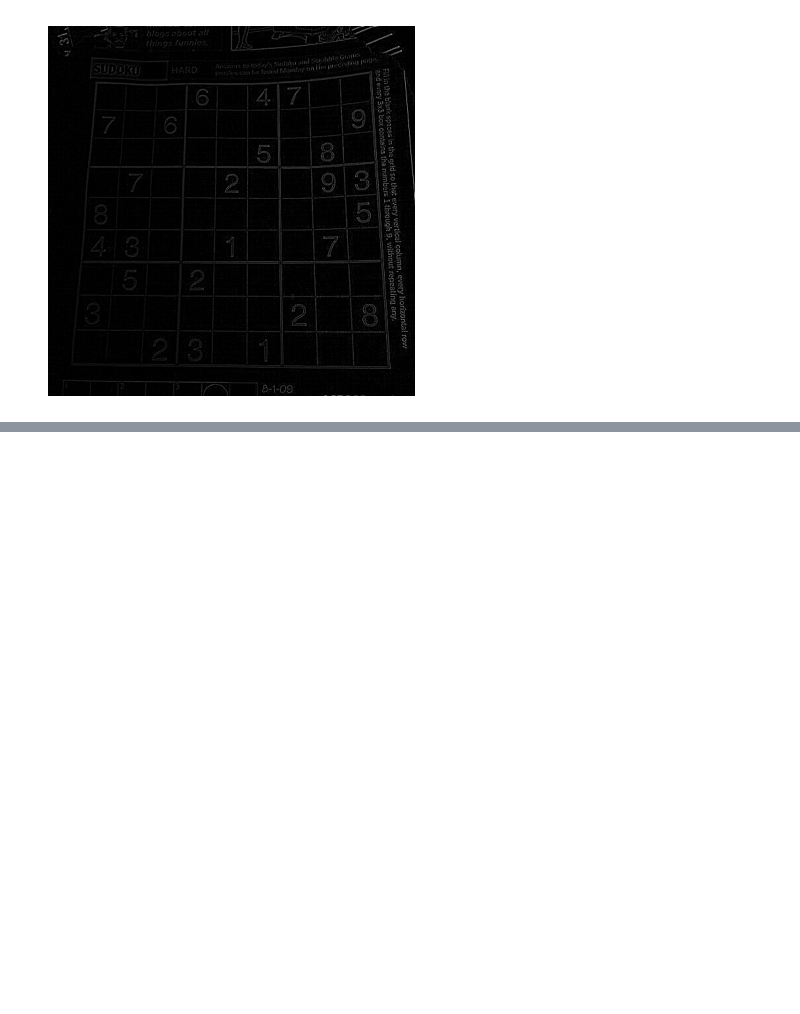
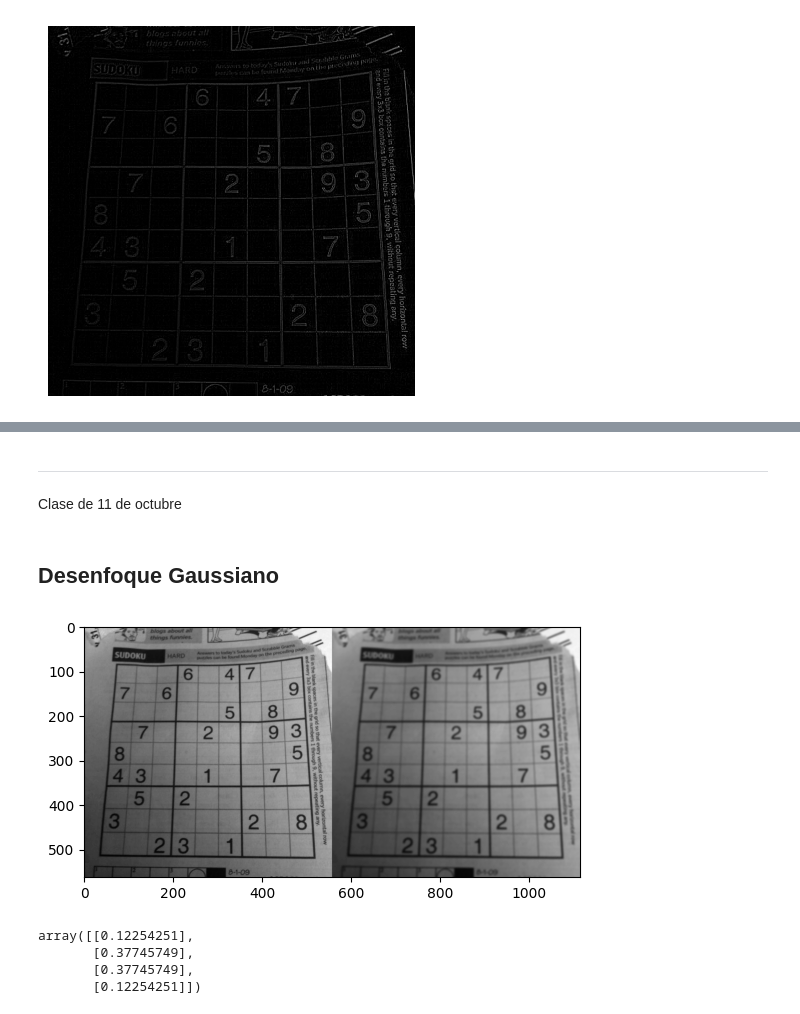
Before and after one commit to mikecr96/PDI-Ago-dic24, a Jupyter notebook: Semana X/filter2.ipynb, the cells around one changed output, grey strips where cells are left out. Cells and saved outputs as stored; diff of their text form; code cells hidden in the pictures; blank space fills up the shorter version.

Commit message:
Clase 11-octubre

```diff
--- a/Semana X/filter2.ipynb
+++ b/Semana X/filter2.ipynb
@@ -95,0 +102,19 @@ np.ceil(1.000000001)
+# %% [markdown]
+---
+Clase de 11 de octubre
+# %% [markdown]
+## Desenfoque Gaussiano
+# %%
+sudoku_gauss = cv.GaussianBlur(sudoku, (7, 7), sigmaX=2)
+# %%
+plt.imshow(np.hstack((sudoku, sudoku_gauss)), "gray")
+plt.show()
+# %% [output]
+[figure, added]
+# %%
+cv.getGaussianKernel(4, 1)
+# %% [output]
+array([[0.12254251],
+       [0.37745749],
+       [0.37745749],
+       [0.12254251]])
```
Also changed, not shown: parts of 21 cells of this notebook.
